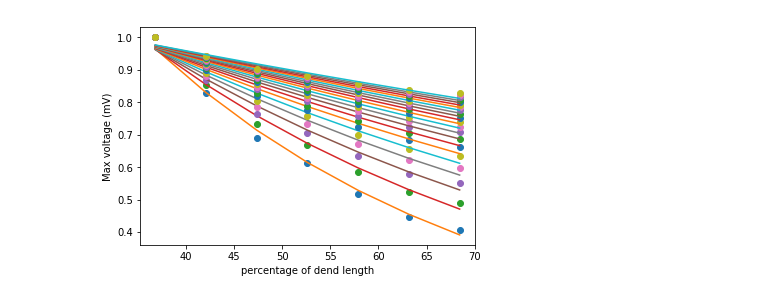
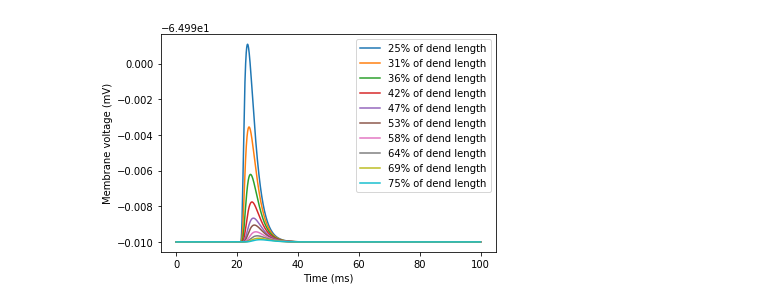
Before and after one commit to BlueBrain/MOOC-neurons-and-synapses-2017, a Jupyter notebook: ModelingNeurons/TutBallStick/GradedExercise.ipynb, the cells around one changed output. Saved outputs shown, nothing was run; the diff lists cells and outputs as text; code cells hidden in the pictures.

```diff
--- a/ModelingNeurons/TutBallStick/GradedExercise.ipynb
+++ b/ModelingNeurons/TutBallStick/GradedExercise.ipynb
@@ -30,7 +53,7 @@ dend.diam = 1.0 # micron
 dend.nseg = 51 # number of segments in the dendritic section
 dend.Ra = 200
 
-# Define plots
+# Record voltage
 time = neuron.h.Vector()
 voltage = neuron.h.Vector()
 
@@ -39,72 +62,75 @@ voltage.record(dend(0)._ref_v);
 
 def plot_tv(time_array, voltage_array, show=True, label=None, constants=[]):
     import matplotlib.pyplot as plt
     import numpy
     plt.plot(time_array, voltage_array, label=label)
     for constant in constants:
         plt.plot(time_array, constant*numpy.ones(len(time_array)))
     plt.xlabel('Time (ms)')
     plt.ylabel('Membrane voltage (mV)')
     if show:
         plt.show()
 
 voltage_dist = {}
 atts = []
 
+dend.diam = 0.1
 
-dend_diam_range = numpy.linspace(1.0, 10.0, 20)
+# Take distance from 25% -> 75% of dendrite to avoid boundary effects
+distance_range = numpy.linspace(0.25, .75, 10)
 
-for dend_diam in dend_diam_range:
-    dend.diam = dend_diam
-    distance_range = numpy.linspace(0.0, 1.0, 20)
-    # Add synapse
-    for syn_location in distance_range:
-        # syn_location = .5 # 0.0 is at soma, 1.0 is at end of dendrite
+# Add synapse
+for syn_location in distance_range:
+    expsyn = neuron.h.ExpSyn(syn_location, sec=dend)
 
-        expsyn = neuron.h.ExpSyn(syn_location, sec=dend) # We add a synapse to the middle (.5) of the dendrite
+    netstim = neuron.h.NetStim()
+    netstim.interval = 1
+    netstim.number = 1
+    netstim.start = 20
+    netstim.noise = 0
 
-        netstim = neuron.h.NetStim()
-        netstim.interval = 1
-        netstim.number = 1
-        netstim.start = 20
-        netstim.noise = 0
+    netcon = neuron.h.NetCon(netstim, expsyn)
+    netcon.weight[0] = .01
+    neuron.h.tstop = 100
+    neuron.h.run()
 
-        netcon = neuron.h.NetCon(netstim, expsyn)
-        netcon.weight[0] = .01
-        neuron.h.tstop = 100
-        neuron.h.run()
-
-        voltage_dist[syn_location] = numpy.array(voltage)
+    voltage_dist[syn_location] = numpy.array(voltage)
 
 
-    #for distance in distance_range:
-    #    plot_tv(time, voltage_dist[distance], show=False, label='%.0f%% of dend length' % (distance*100))
+# Plot voltages for synapse at different distances
+for distance in distance_range:
+    plot_tv(time, voltage_dist[distance], show=False, label='%.0f%% of dend length' % (distance*100))
+plt.legend()
+plt.show()
 
-    # plt.legend()
-    # plt.show()
+# Store the EPSP sizes
+epsp_size = []
+for distance in distance_range:
+    # Get the EPSP size by subtracting the min (baseline) voltage from the max voltage
+    epsp_size.append(max(voltage_dist[distance])-min(voltage_dist[distance]))
 
 
-    distance_range = distance_range[7:14]
-    max_voltage_dend = []
-    for distance in distance_range:
-        max_voltage_dend.append(max(voltage_dist[distance])+65)
+# Bring x[0] to 0.0
+x = distance_range-distance_range[0]
 
-    x = distance_range*100
-    y = max_voltage_dend/(max(voltage_dist[distance_range[0]])+65)
-    plt.plot(x, y, 'o')
-    a, b = numpy.polyfit(x, numpy.log(y), 1)
-    atts.append(a)
-    plt.plot(x, numpy.exp(a*x + b))
-    plt.xlabel('percentage of dend length')
-    plt.ylabel('Max voltage (mV)')
+# Normalize
+y = epsp_size/epsp_size[0]
 
+
+# Fit a linear line to log plot
+a, b = numpy.polyfit(x, numpy.log(y), 1)
+
+exp_decay_constant = -a
+
+# Plot the data
+plt.plot(x, y, 'o')
+# Plot the fit
+plt.plot(x, numpy.exp(a*x + b))
+
+plt.xlabel('percentage of dend length')
+plt.ylabel('Max voltage (mV)')
 plt.show()
 
-x_diam = dend_diam_range
-y_diam = atts/atts[0]
-plt.plot(x_diam, y_diam, 'o')
-a_diam, b_diam = numpy.polyfit(x_diam, numpy.log(y_diam), 1)
-plt.plot(x_diam, numpy.exp(a_diam*x_diam + b_diam))
-plt.show()
+print('Exponential decay constant of EPSPs: %f' % exp_decay_constant)
 # %% [output]
-[figure, old version]
+[figure, new version]
```
Also changed, not shown: parts of 4 cells of this notebook, 2 other files.
